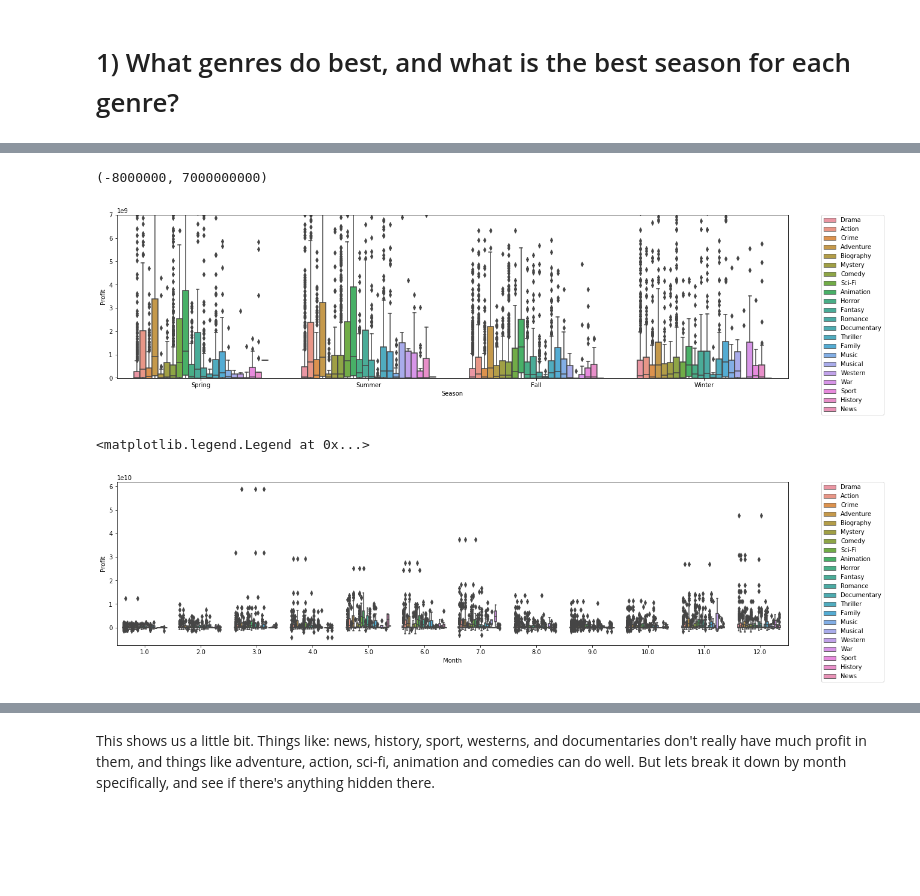
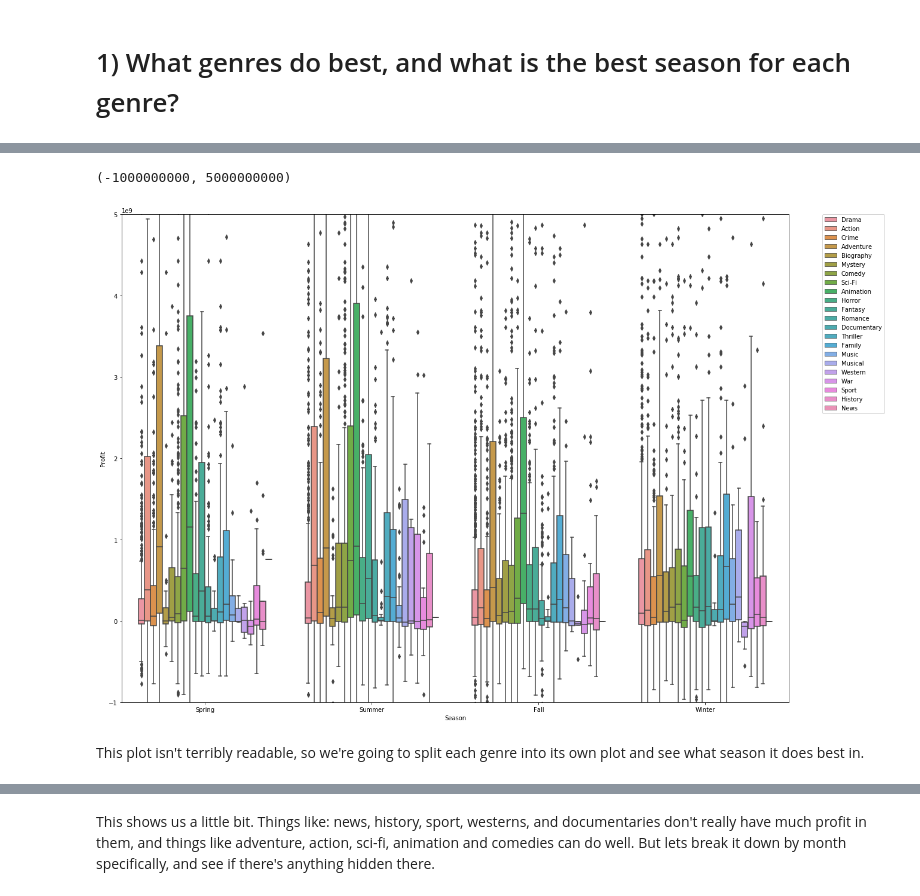
Before and after one commit to snepaul179/dsc-mod-1-project-v2-1-onl01-dtsc-pt-052620, a Jupyter notebook: Final_Vers_ZP.ipynb, the cells around one changed output, grey strips where cells are left out. Saved outputs shown, nothing was run; the diff lists cells and outputs as text; code cells hidden in the pictures; blank space fills up the shorter version.

```diff
--- a/Final_Vers_ZP.ipynb
+++ b/Final_Vers_ZP.ipynb
@@ -330,18 +352,12 @@ plt.ylim(-8000000,7000000000)
 # %%
-plt.figure(figsize=(20,5))
+plt.figure(figsize=(20,15))
 sns.boxplot(x='Season', y='Profit', hue='genre', data=genre_df,
            order=['Spring', 'Summer', 'Fall', 'Winter'])
 plt.legend(bbox_to_anchor=(1.05, 1), loc=2, borderaxespad=0.,prop={'size': 10})
-plt.ylim(-8000000,7000000000)
-#idk depends on the number of genres really
+plt.ylim(-1000000000,5000000000)
 # %% [output]
-(-8000000, 7000000000)
+(-1000000000, 5000000000)
-[figure, old version]
+[figure, new version]
-# %%
-plt.figure(figsize=(20,5))
-sns.boxplot(x='Month', y='Profit', hue='genre', data=genre_df)
-plt.legend(bbox_to_anchor=(1.05, 1), loc=2, borderaxespad=0.,prop={'size': 10})
-# %% [output]
-<matplotlib.legend.Legend at 0x...>
-[figure, removed]
+# %% [markdown]
+This plot isn't terribly readable, so we're going to split each genre into its own plot and see what season it does best in.
 # %%
```
Also changed, not shown: parts of 35 cells of this notebook, 1 other file.
